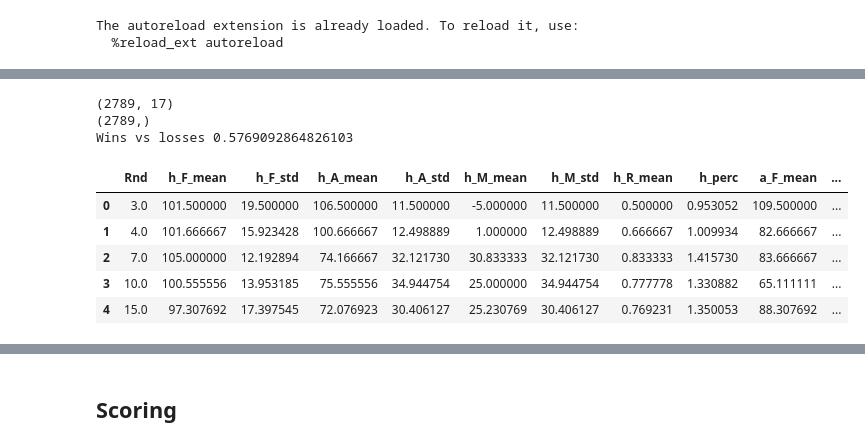
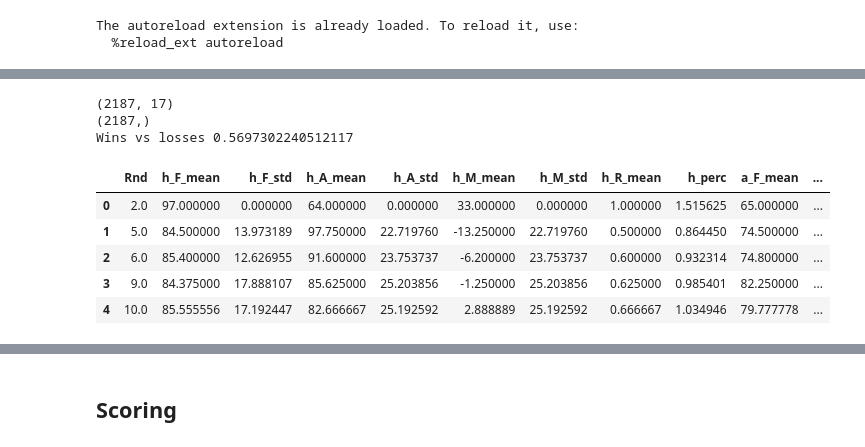
Before and after one commit to toddniven/AFL-Monash-comp, a Jupyter notebook: AFL historical model.ipynb, the cells around one changed output, grey strips where cells are left out. Cells and saved outputs as stored; diff of their text form; code cells hidden in the pictures.

```diff
--- a/AFL historical model.ipynb
+++ b/AFL historical model.ipynb
@@ -59,7 +99,7 @@ from data_prep.team_history import History
 X_list = []
 y_list = []
 
-for i in range(1,16):
+for i in range(0,12):
     X = np.load('training-all/training-'+str(2019-i)+'.npy')
 
     mask = np.isnan(X).any(axis=1)
@@ -79,19 +119,19 @@ print(y.shape)
 
 print('Wins vs losses',np.sum(y)/float(len(y)))
 # %% [output]
-(2789, 17)
-(2789,)
-Wins vs losses 0.5769092864826103
+(2187, 17)
+(2187,)
+Wins vs losses 0.5697302240512117
 # %%
 from data_prep.feature_eng import Features
 cols = Features().cols()
-Features().div_cols(X_list[0]).head()
+Features().div_cols(X).head()
 # %% [output]
 |  | Rnd | h_F_mean | h_F_std | h_A_mean | h_A_std | h_M_mean | h_M_std | h_R_mean | h_perc | a_F_mean | ... |
-| 0 | 3.0 | 101.500000 | 19.500000 | 106.500000 | 11.500000 | -5.000000 | 11.500000 | 0.500000 | 0.953052 | 109.500000 | ... |
-| 1 | 4.0 | 101.666667 | 15.923428 | 100.666667 | 12.498889 | 1.000000 | 12.498889 | 0.666667 | 1.009934 | 82.666667 | ... |
-| 2 | 7.0 | 105.000000 | 12.192894 | 74.166667 | 32.121730 | 30.833333 | 32.121730 | 0.833333 | 1.415730 | 83.666667 | ... |
-| 3 | 10.0 | 100.555556 | 13.953185 | 75.555556 | 34.944754 | 25.000000 | 34.944754 | 0.777778 | 1.330882 | 65.111111 | ... |
-| 4 | 15.0 | 97.307692 | 17.397545 | 72.076923 | 30.406127 | 25.230769 | 30.406127 | 0.769231 | 1.350053 | 88.307692 | ... |
+| 0 | 2.0 | 97.000000 | 0.000000 | 64.000000 | 0.000000 | 33.000000 | 0.000000 | 1.000000 | 1.515625 | 65.000000 | ... |
+| 1 | 5.0 | 84.500000 | 13.973189 | 97.750000 | 22.719760 | -13.250000 | 22.719760 | 0.500000 | 0.864450 | 74.500000 | ... |
+| 2 | 6.0 | 85.400000 | 12.626955 | 91.600000 | 23.753737 | -6.200000 | 23.753737 | 0.600000 | 0.932314 | 74.800000 | ... |
+| 3 | 9.0 | 84.375000 | 17.888107 | 85.625000 | 25.203856 | -1.250000 | 25.203856 | 0.625000 | 0.985401 | 82.250000 | ... |
+| 4 | 10.0 | 85.555556 | 17.192447 | 82.666667 | 25.192592 | 2.888889 | 25.192592 | 0.666667 | 1.034946 | 79.777778 | ... |
 # %%
 from modelling.training import Training
```
Also changed, not shown: parts of 36 cells of this notebook, 3 other files.
